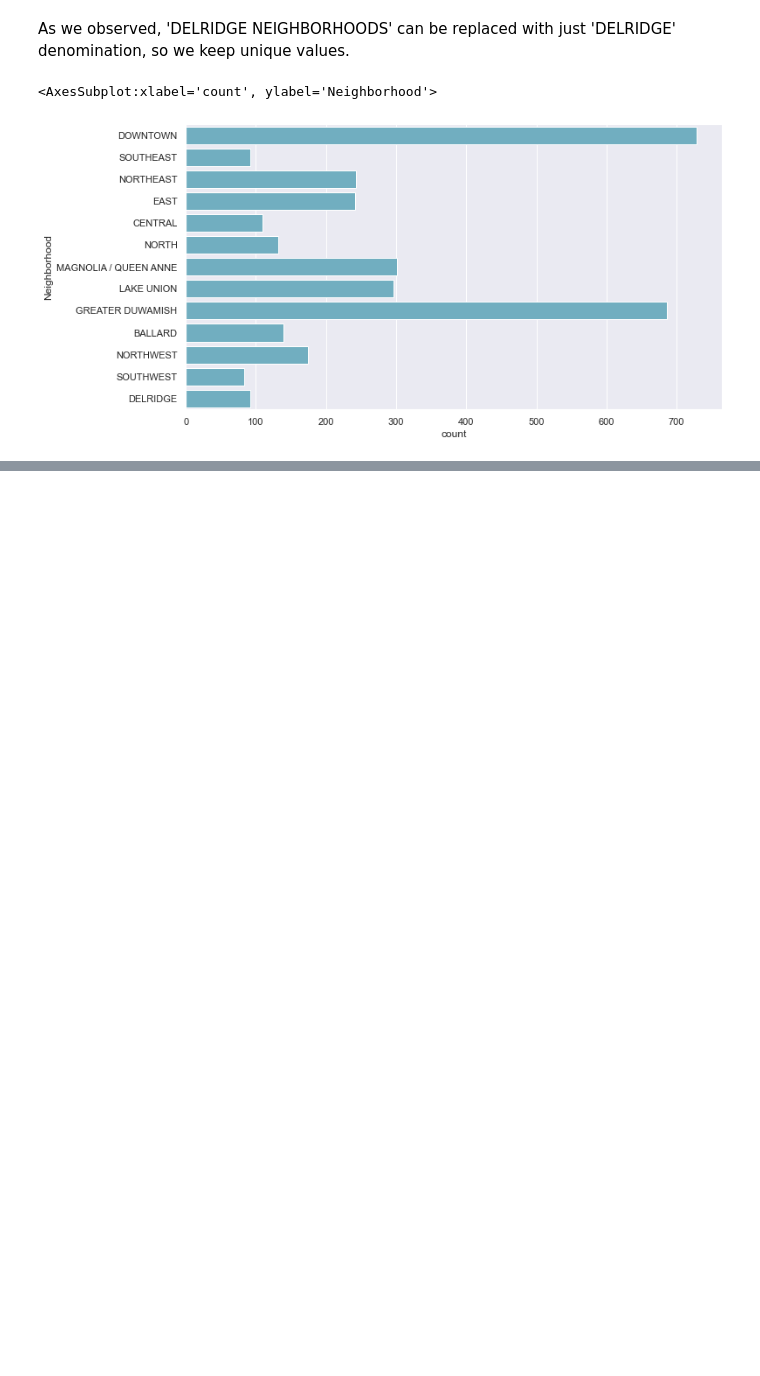
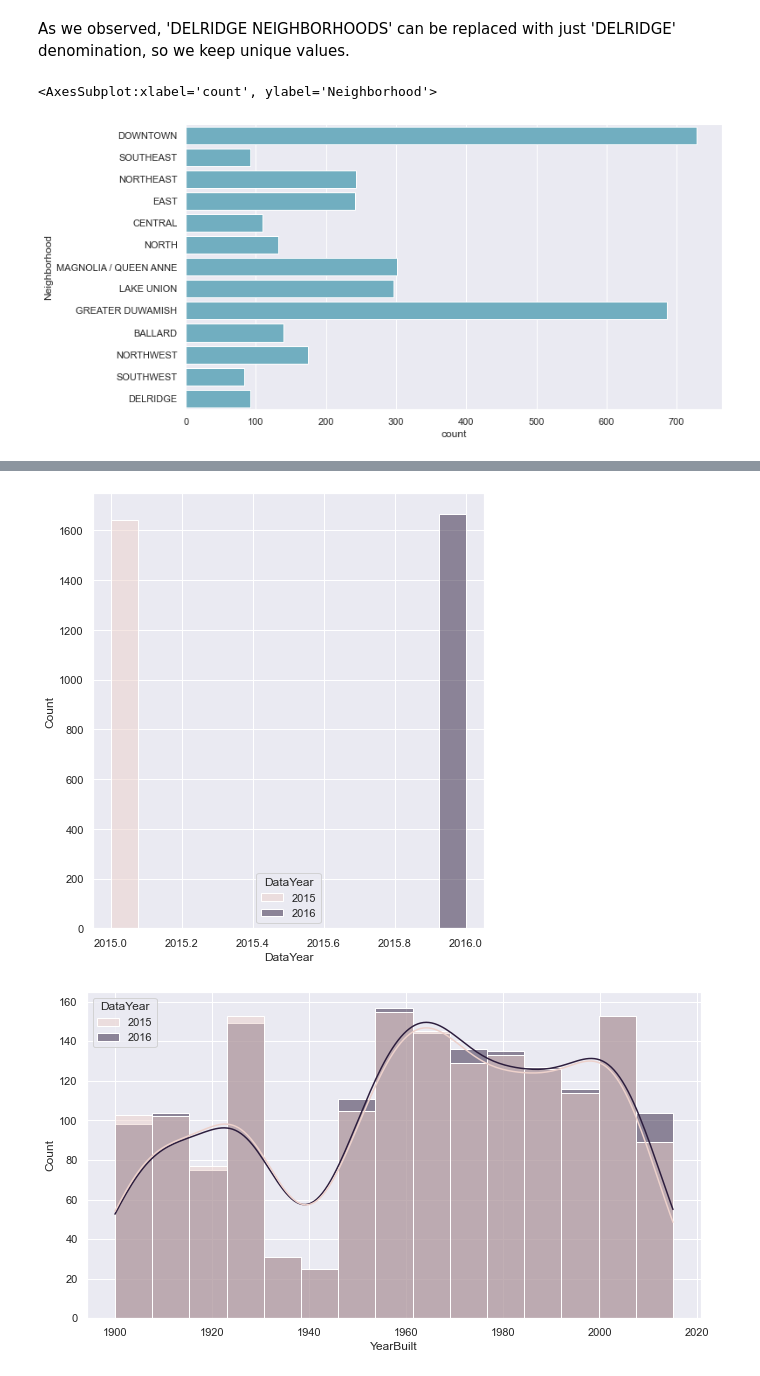
Before and after one commit to MariaDBPerez/energy_consumption, a Jupyter notebook: project_4.ipynb, the cells around one changed output, grey strips where cells are left out. Cells and saved outputs as stored; diff of their text form; code cells hidden in the pictures; blank space fills up the shorter version.

```diff
--- a/project_4.ipynb
+++ b/project_4.ipynb
@@ -453,0 +480,5 @@ sns.countplot(y="Neighborhood", data=new_df_both_years, color="c")
+# %%
+new_df_both_years = new_df_both_years[(new_df_both_years['SourceEUI(kBtu/sf)']  >= 0)
+                                                & (new_df_both_years['PropertyGFABuilding(s)']  >= 0)
+                                                & (new_df_both_years['GHGEmissionsIntensity']  >= 0)
+                                                & (new_df_both_years['TotalGHGEmissions']  >= 0)]
@@ -453,0 +497,12 @@ sns.countplot(y="Neighborhood", data=new_df_both_years, color="c")
+# %%
+plt.subplots(figsize=(7, 8))
+
+columns_to_drop_in_histogram=['BuildingType', 'PrimaryPropertyType', 'Neighborhood', 'OSEBuildingID', 'ZipCode']
+
+for i in new_df_both_years.columns:
+    if i not in columns_to_drop_in_histogram:
+        sns.histplot(data=new_df_both_years, x=i, kde=True, color="cyan", hue="DataYear")
+        plt.show()
+# %% [output]
+[figure, added]
+[figure, added]
```
Also changed, not shown: parts of 61 cells of this notebook.
